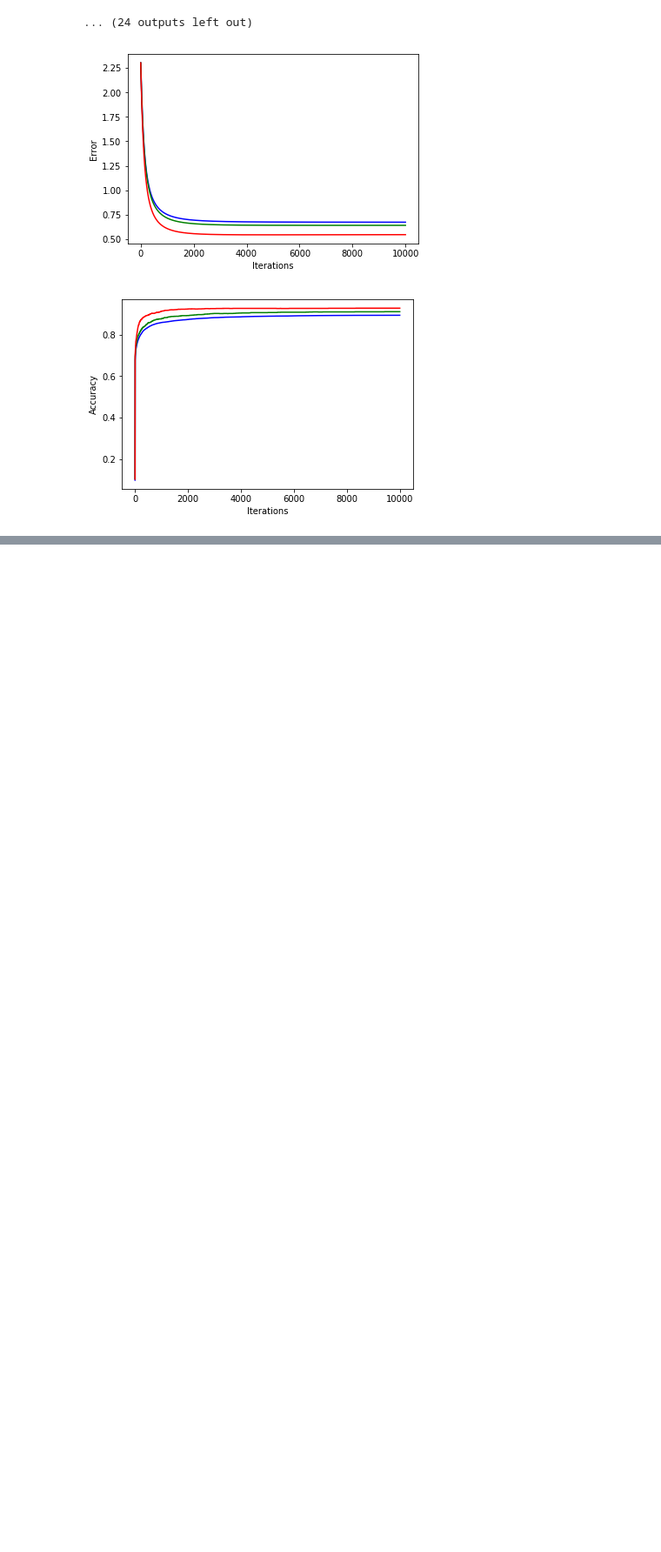
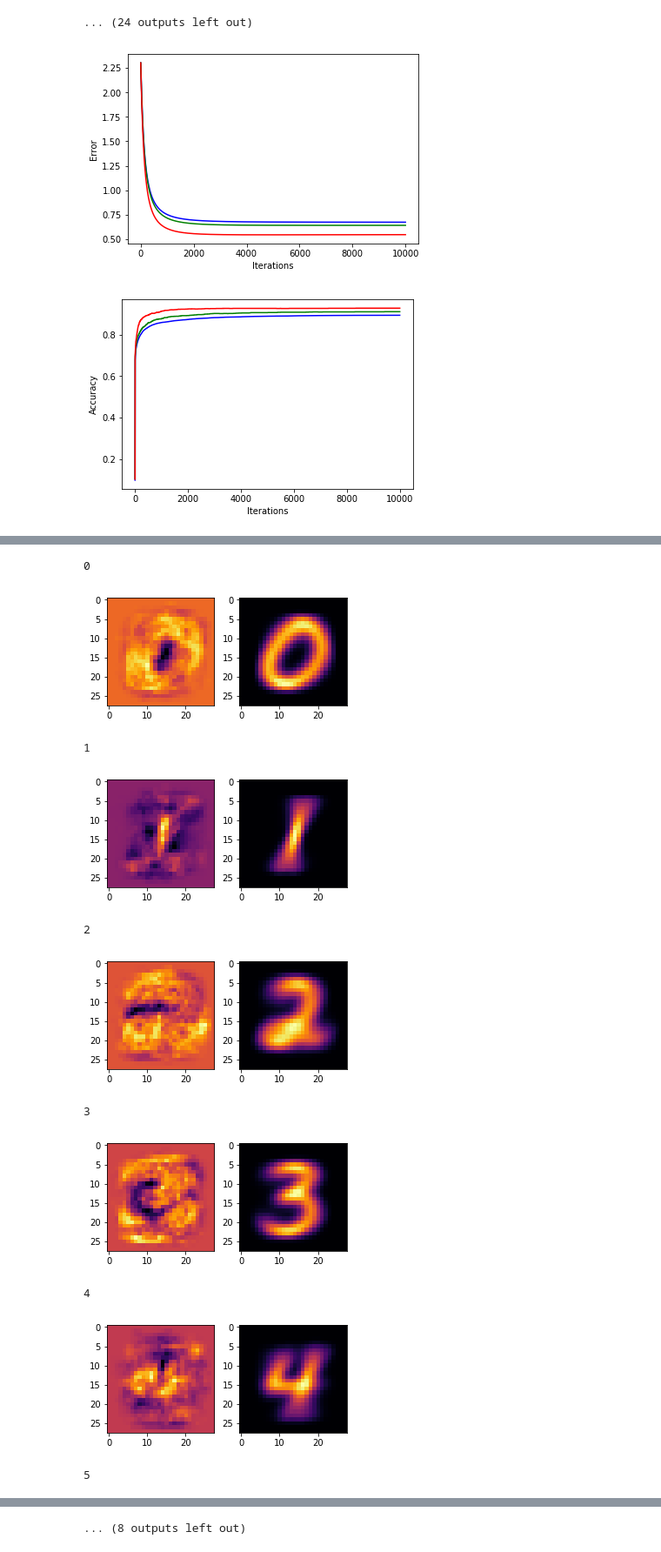
Before and after one commit to divya-pitta/neuralnets253, a Jupyter notebook: HW1/SoftmaxRegression.ipynb, the cells around one changed output, grey strips where cells are left out. Shown at 87% size. Drawn from its saved outputs; the diff is of its cells as text; code cells hidden in the pictures; blank space fills up the shorter version.

```diff
--- a/HW1/SoftmaxRegression.ipynb
+++ b/HW1/SoftmaxRegression.ipynb
@@ -278,0 +327,21 @@ Learning Rate:  0.01
+# %%
+for i in range(labelNums):
+    print(i)
+    plt.figure(1)
+    plt.subplot(221)
+    plt.imshow(scipy.reshape(minErrWts[1:,i],[28,28]), cmap="inferno")
+    plt.subplot(222)
+    plt.imshow(scipy.reshape(avgImages[1:,i],[28,28]), cmap="inferno")
+    plt.show()
+# %% [output]
+0
+[figure, added]
+1
+[figure, added]
+2
+[figure, added]
+3
+[figure, added]
+4
+[figure, added]
+5
@@ -278,0 +349 @@ Learning Rate:  0.01
+... (8 outputs left out)
```
Also changed, not shown: parts of 3 cells of this notebook, 2 other files.
